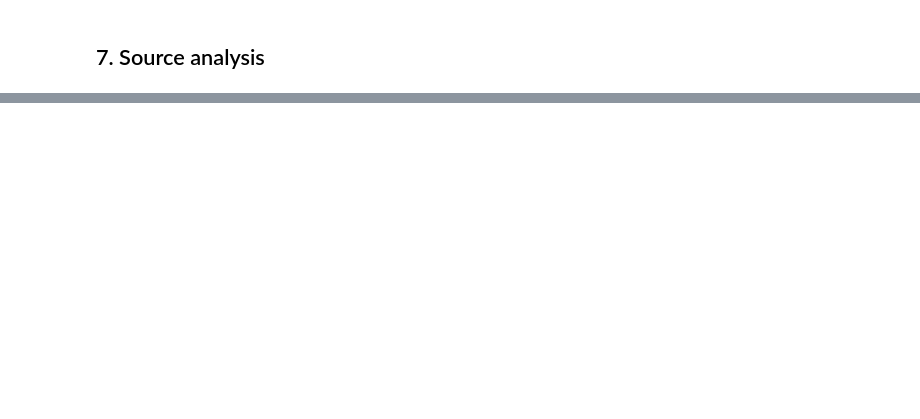
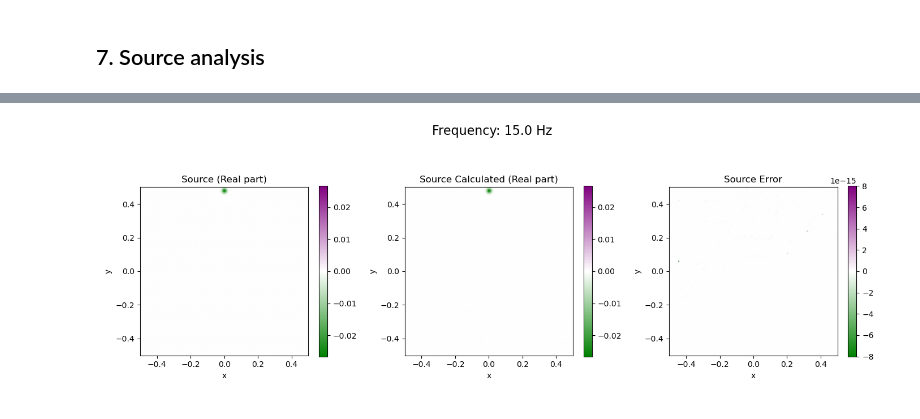
Before and after one commit to JulianSoZa/seismic_wave_propagation, a Jupyter notebook: notebooks/analysis/helmholtz_solver.ipynb, the cells around one changed output, grey strips where cells are left out. Saved outputs shown, nothing was run; the diff lists cells and outputs as text; code cells hidden in the pictures; blank space fills up the shorter version.

```diff
--- a/notebooks/analysis/helmholtz_solver.ipynb
+++ b/notebooks/analysis/helmholtz_solver.ipynb
@@ -223,0 +212,31 @@ plt.show()
+# %%
+fig, (ax0, ax1, ax2) = plt.subplots(1, 3, figsize=(14, 5))
+fig.suptitle(f'Frequency: {frequency_array[this_nfrequency]:.1f} Hz', fontsize=16)
+
+vmax = np.max(np.abs(b_arrays[..., this_nfrequency]))
+im0 = ax0.imshow(np.real(b_arrays[..., this_nfrequency])[idx_main_domain[:2]].T, extent=main_domain_extension, origin='lower', cmap=cmap_source, vmin=-vmax, vmax=vmax)
+fig.colorbar(im0, ax=ax0, shrink=0.7)
+ax0.set_title('Source (Real part)')
+ax0.set_xlabel('x')
+ax0.set_ylabel('y')
+
+vmax = np.max(np.abs(source_term_calculated[..., this_nfrequency]))
+im1 = ax1.imshow(np.real(source_term_calculated[..., this_nfrequency])[idx_main_domain[:2]].T, extent=main_domain_extension, origin='lower', cmap=cmap_source, vmin=-vmax, vmax=vmax)
+fig.colorbar(im1, ax=ax1, shrink=0.7)
+ax1.set_title('Source Calculated (Real part)')
+ax1.set_xlabel('x')
+ax1.set_ylabel('y')
+
+error = (b_arrays - source_term_calculated)
+vmax = np.max(np.abs(error[..., this_nfrequency])[idx_main_domain[:2]])
+im2 = ax2.imshow(np.real(error[..., this_nfrequency])[idx_main_domain[:2]].T, extent=main_domain_extension, cmap=cmap_source, origin='lower', vmin=-vmax, vmax=vmax)
+fig.colorbar(im2, ax=ax2, shrink=0.7)
+ax2.set_title('Source Error')
+ax2.set_xlabel('x')
+ax2.set_ylabel('y')
+
+fig.tight_layout()
+
+plt.show()
+# %% [output]
+[figure, added]
```
Also changed, not shown: parts of 8 cells of this notebook.
